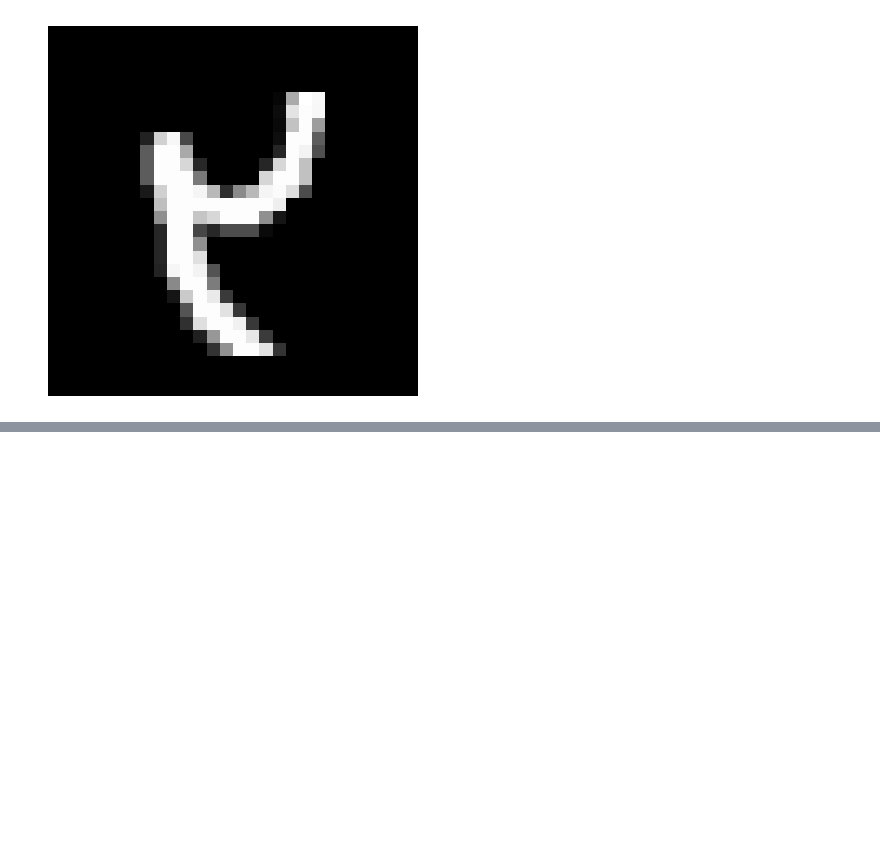
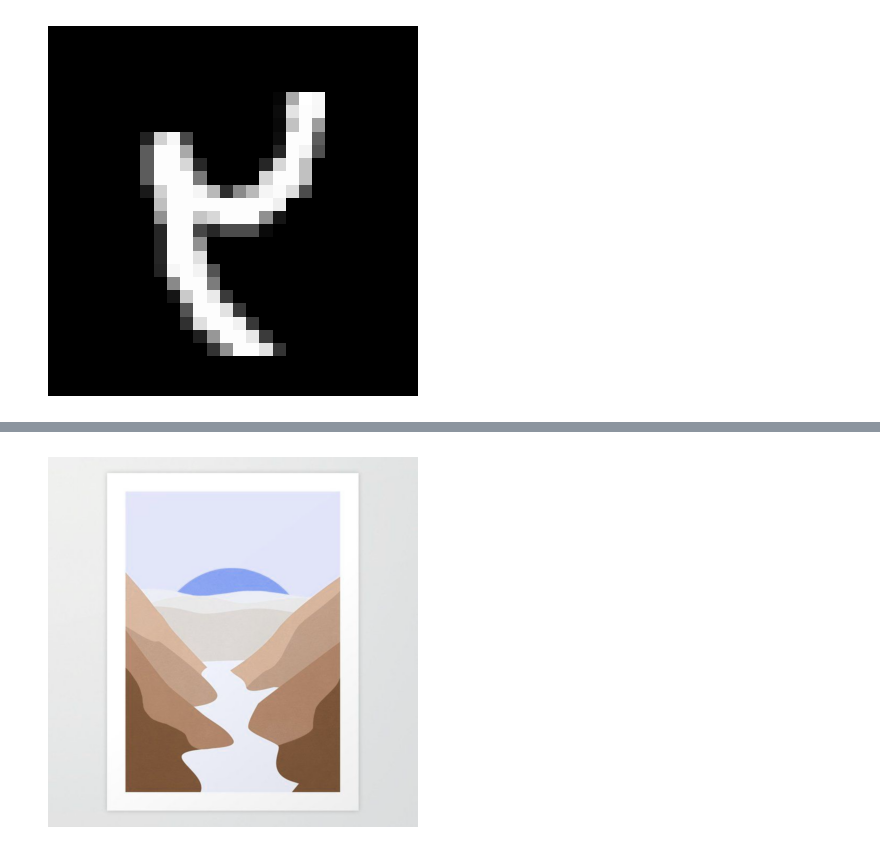
Before and after one commit to SalindaHulangamuwa/Open-CV-basic-functions-, a Jupyter notebook: opencv-basic.ipynb, the cells around one changed output, grey strips where cells are left out. Drawn from its saved outputs; the diff is of its cells as text; code cells hidden in the pictures; blank space fills up the shorter version.

```diff
--- a/opencv-basic.ipynb
+++ b/opencv-basic.ipynb
@@ -187,0 +205,8 @@ showing(reim)
+# %%
+def scale_image(I, fx, fy):
+    return cv2.resize(I, None, fx=fx, fy=fy, interpolation=cv2.INTER_LINEAR)
+# %%
+scaled_img=scale_image(image1,2,2)
+showing(scaled_img)
+# %% [output]
+[figure, added]
```
Also changed, not shown: parts of 26 cells of this notebook.
